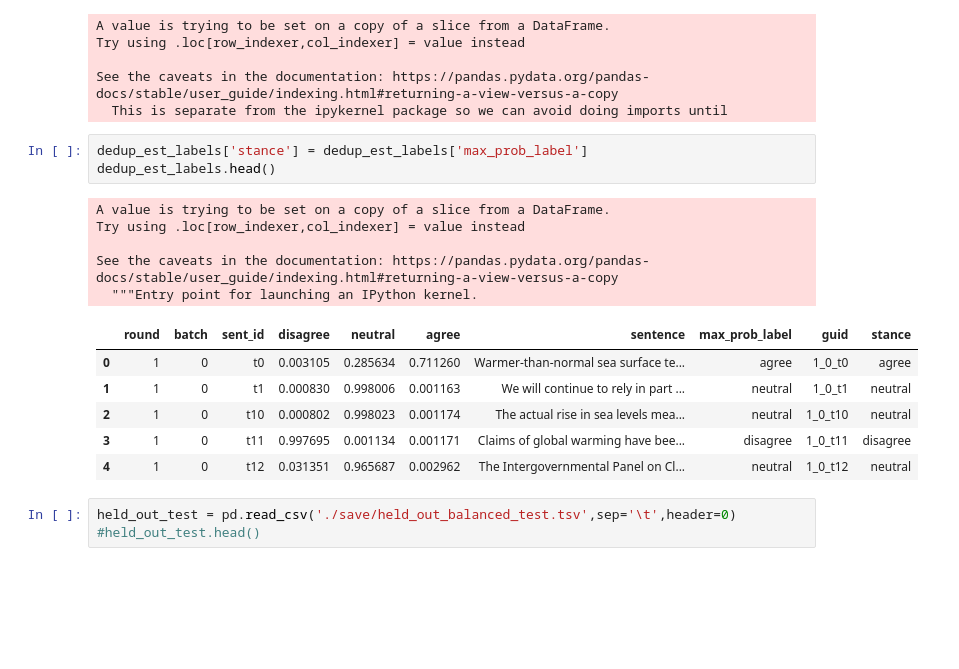
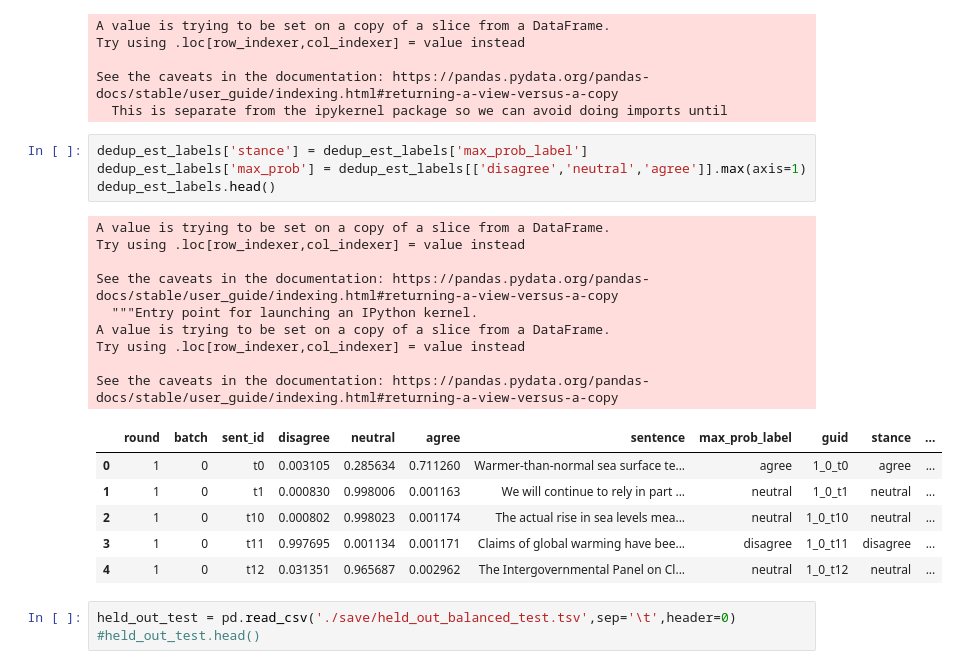
Before and after one commit to yiweiluo/GWStance, a Jupyter notebook: 3_cc_stance/data_creation/Data_creation.ipynb, the cells around one changed output. Saved outputs shown, nothing was run; the diff lists cells and outputs as text; blank space fills up the shorter version.

Commit message:
add weighted data option

```diff
--- a/3_cc_stance/data_creation/Data_creation.ipynb
+++ b/3_cc_stance/data_creation/Data_creation.ipynb
@@ -106,19 +106,24 @@ See the caveats in the documentation: https://pandas.pydata.org/pandas-docs/stab
   This is separate from the ipykernel package so we can avoid doing imports until
 # %%
 dedup_est_labels['stance'] = dedup_est_labels['max_prob_label']
+dedup_est_labels['max_prob'] = dedup_est_labels[['disagree','neutral','agree']].max(axis=1)
 dedup_est_labels.head()
 # %% [output]
 A value is trying to be set on a copy of a slice from a DataFrame.
 Try using .loc[row_indexer,col_indexer] = value instead
 
 See the caveats in the documentation: https://pandas.pydata.org/pandas-docs/stable/user_guide/indexing.html#returning-a-view-versus-a-copy
   """Entry point for launching an IPython kernel.
+A value is trying to be set on a copy of a slice from a DataFrame.
+Try using .loc[row_indexer,col_indexer] = value instead
+
+See the caveats in the documentation: https://pandas.pydata.org/pandas-docs/stable/user_guide/indexing.html#returning-a-view-versus-a-copy
-|  | round | batch | sent_id | disagree | neutral | agree | sentence | max_prob_label | guid | stance |
-| 0 | 1 | 0 | t0 | 0.003105 | 0.285634 | 0.711260 | Warmer-than-normal sea surface te... | agree | 1_0_t0 | agree |
-| 1 | 1 | 0 | t1 | 0.000830 | 0.998006 | 0.001163 | We will continue to rely in part ... | neutral | 1_0_t1 | neutral |
-| 2 | 1 | 0 | t10 | 0.000802 | 0.998023 | 0.001174 | The actual rise in sea levels mea... | neutral | 1_0_t10 | neutral |
-| 3 | 1 | 0 | t11 | 0.997695 | 0.001134 | 0.001171 | Claims of global warming have bee... | disagree | 1_0_t11 | disagree |
-| 4 | 1 | 0 | t12 | 0.031351 | 0.965687 | 0.002962 | The Intergovernmental Panel on Cl... | neutral | 1_0_t12 | neutral |
+|  | round | batch | sent_id | disagree | neutral | agree | sentence | max_prob_label | guid | stance | ... |
+| 0 | 1 | 0 | t0 | 0.003105 | 0.285634 | 0.711260 | Warmer-than-normal sea surface te... | agree | 1_0_t0 | agree | ... |
+| 1 | 1 | 0 | t1 | 0.000830 | 0.998006 | 0.001163 | We will continue to rely in part ... | neutral | 1_0_t1 | neutral | ... |
+| 2 | 1 | 0 | t10 | 0.000802 | 0.998023 | 0.001174 | The actual rise in sea levels mea... | neutral | 1_0_t10 | neutral | ... |
+| 3 | 1 | 0 | t11 | 0.997695 | 0.001134 | 0.001171 | Claims of global warming have bee... | disagree | 1_0_t11 | disagree | ... |
+| 4 | 1 | 0 | t12 | 0.031351 | 0.965687 | 0.002962 | The Intergovernmental Panel on Cl... | neutral | 1_0_t12 | neutral | ... |
 # %%
 held_out_test = pd.read_csv('./save/held_out_balanced_test.tsv',sep='\t',header=0)
 #held_out_test.head()
```
Also changed, not shown: parts of 54 cells of this notebook.
